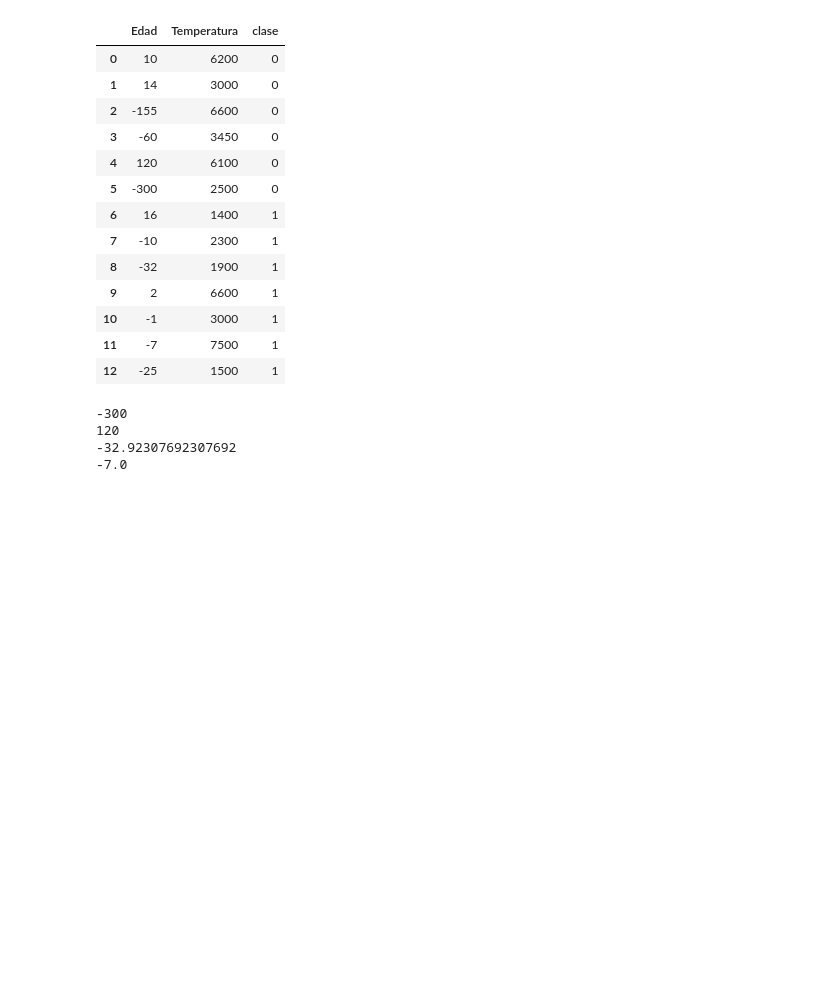
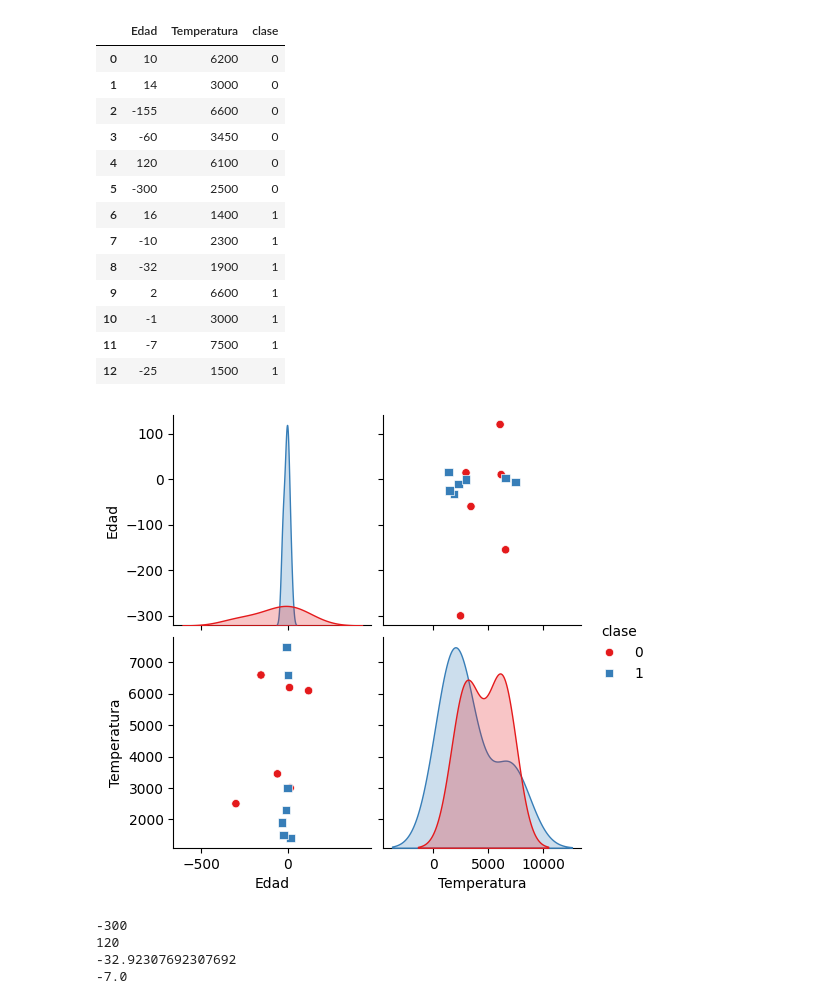
Before and after one commit to Lekkito/Mineria-de-Datos, a Jupyter notebook: prac1/prac1.ipynb, the cells around one changed output. Cells and saved outputs as stored; diff of their text form; code cells hidden in the pictures; blank space fills up the shorter version.

Commit message:
added pairplot

```diff
--- a/prac1/prac1.ipynb
+++ b/prac1/prac1.ipynb
@@ -24,6 +24,16 @@ data
 | 10 | -1 | 3000 | 1 |
 | 11 | -7 | 7500 | 1 |
 | 12 | -25 | 1500 | 1 |
+# %%
+import seaborn as sns
+# Fix the column name by stripping leading/trailing spaces
+data.columns = data.columns.str.strip()
+
+# Use the corrected column name
+sns.pairplot(data, hue='clase', palette='Set1', diag_kind='kde', markers=["o", "s"])
+plt.show()
+# %% [output]
+[figure, added]
 # %%
 # ver rango de columna Edad
 print(data['Edad'].min())
```
